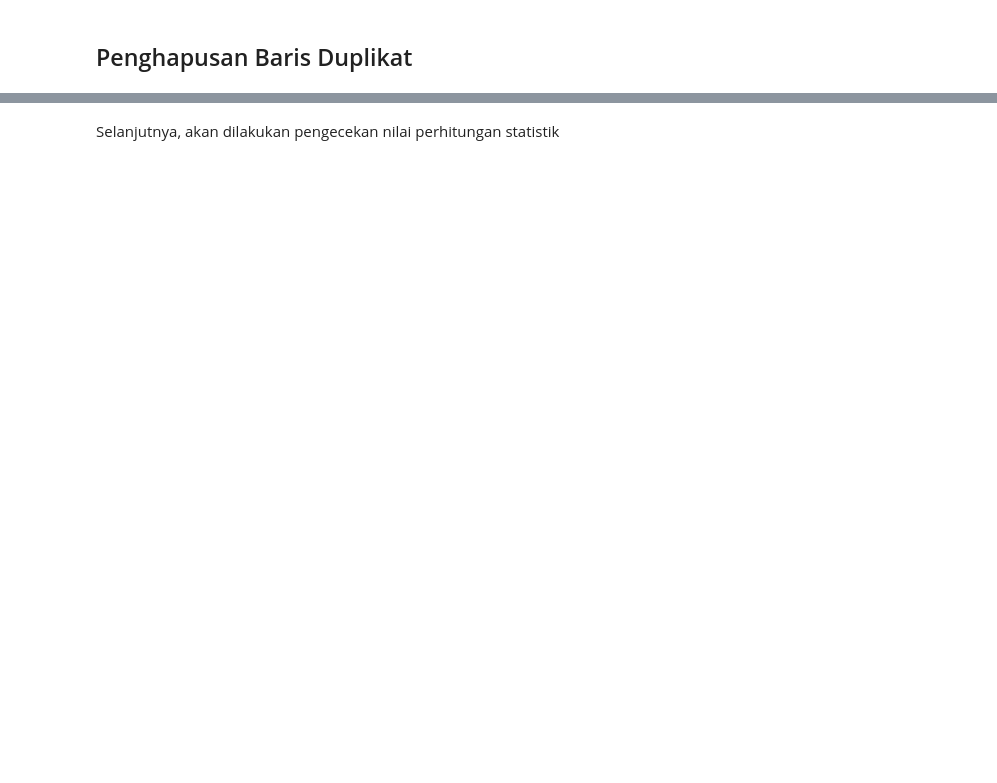
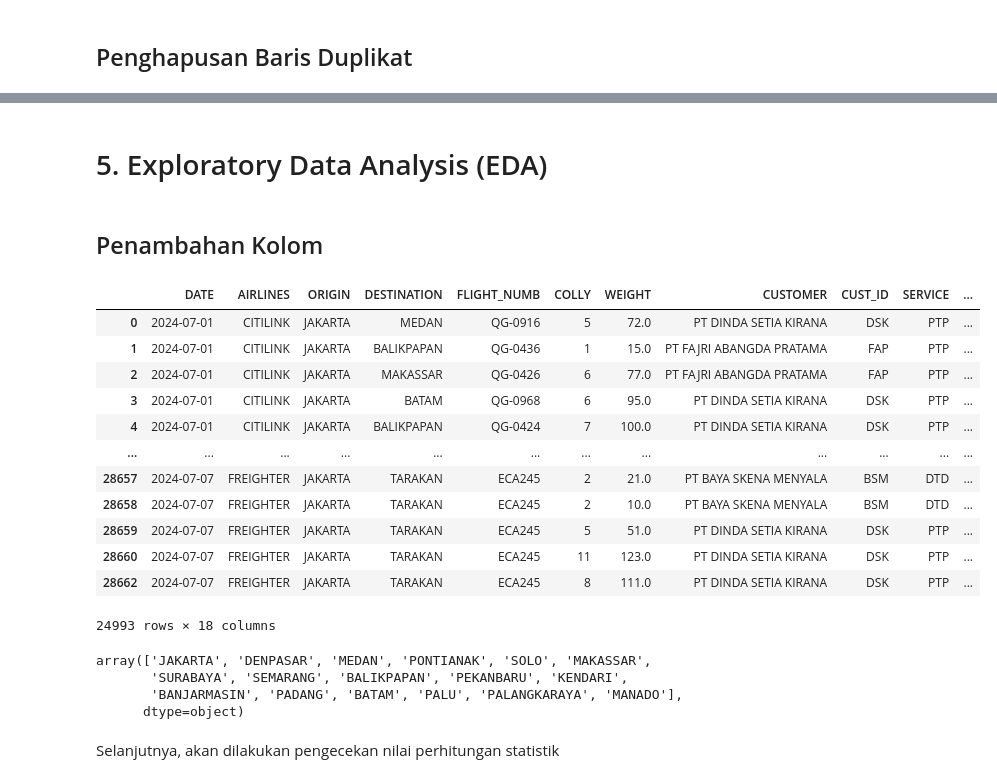
Before and after one commit to Dini15/MarketMetrics, a Jupyter notebook: dini_anggriyani_test.ipynb, the cells around one changed output, grey strips where cells are left out. Saved outputs shown, nothing was run; the diff lists cells and outputs as text; code cells hidden in the pictures; blank space fills up the shorter version.

```diff
--- a/dini_anggriyani_test.ipynb
+++ b/dini_anggriyani_test.ipynb
@@ -263,3 +407,44 @@ df_clean
+# %% [markdown]
+# 5. Exploratory Data Analysis (EDA)
+# %% [markdown]
+## Penambahan Kolom
+# %%
+def calculate_total_cost(row):
+    if row['SERVICE'] == 'PTP':
+        return row['COST_A'] + row['COST_B']
+    else:
+        return row['COST_A'] + row['COST_B'] + row['COST_C']
+
+df_clean.loc[:,'TOTAL_COST'] = df_clean.apply(calculate_total_cost, axis=1)
+
+df_clean = df_clean[df_clean['WEIGHT'] >= 10]
+df_clean['REVENUE'] = df_clean['WEIGHT'] * df_clean['PRICE']
+df_clean['PROFIT'] = df_clean['REVENUE'] - df_clean['TOTAL_COST']
+df_clean['COST_RATIO'] = df_clean.apply(
+    lambda row: row['TOTAL_COST'] / row['REVENUE'] if row['REVENUE'] != 0 else 0,
+    axis=1)
+df_clean
+# %% [output]
+|  | DATE | AIRLINES | ORIGIN | DESTINATION | FLIGHT_NUMB | COLLY | WEIGHT | CUSTOMER | CUST_ID | SERVICE | ... |
+| 0 | 2024-07-01 | CITILINK | JAKARTA | MEDAN | QG-0916 | 5 | 72.0 | PT DINDA SETIA KIRANA | DSK | PTP | ... |
+| 1 | 2024-07-01 | CITILINK | JAKARTA | BALIKPAPAN | QG-0436 | 1 | 15.0 | PT FAJRI ABANGDA PRATAMA | FAP | PTP | ... |
+| 2 | 2024-07-01 | CITILINK | JAKARTA | MAKASSAR | QG-0426 | 6 | 77.0 | PT FAJRI ABANGDA PRATAMA | FAP | PTP | ... |
+| 3 | 2024-07-01 | CITILINK | JAKARTA | BATAM | QG-0968 | 6 | 95.0 | PT DINDA SETIA KIRANA | DSK | PTP | ... |
+| 4 | 2024-07-01 | CITILINK | JAKARTA | BALIKPAPAN | QG-0424 | 7 | 100.0 | PT DINDA SETIA KIRANA | DSK | PTP | ... |
+| ... | ... | ... | ... | ... | ... | ... | ... | ... | ... | ... | ... |
+| 28657 | 2024-07-07 | FREIGHTER | JAKARTA | TARAKAN | ECA245 | 2 | 21.0 | PT BAYA SKENA MENYALA | BSM | DTD | ... |
+| 28658 | 2024-07-07 | FREIGHTER | JAKARTA | TARAKAN | ECA245 | 2 | 10.0 | PT BAYA SKENA MENYALA | BSM | DTD | ... |
+| 28659 | 2024-07-07 | FREIGHTER | JAKARTA | TARAKAN | ECA245 | 5 | 51.0 | PT DINDA SETIA KIRANA | DSK | PTP | ... |
+| 28660 | 2024-07-07 | FREIGHTER | JAKARTA | TARAKAN | ECA245 | 11 | 123.0 | PT DINDA SETIA KIRANA | DSK | PTP | ... |
+| 28662 | 2024-07-07 | FREIGHTER | JAKARTA | TARAKAN | ECA245 | 8 | 111.0 | PT DINDA SETIA KIRANA | DSK | PTP | ... |
+24993 rows × 18 columns
+# %%
+df_clean['ORIGIN'].unique()
+# %% [output]
+array(['JAKARTA', 'DENPASAR', 'MEDAN', 'PONTIANAK', 'SOLO', 'MAKASSAR',
+       'SURABAYA', 'SEMARANG', 'BALIKPAPAN', 'PEKANBARU', 'KENDARI',
+       'BANJARMASIN', 'PADANG', 'BATAM', 'PALU', 'PALANGKARAYA', 'MANADO'],
+      dtype=object)
 # %% [markdown]
 Selanjutnya, akan dilakukan pengecekan nilai perhitungan statistik
 # %%
```
Also changed, not shown: parts of 24 cells of this notebook.
